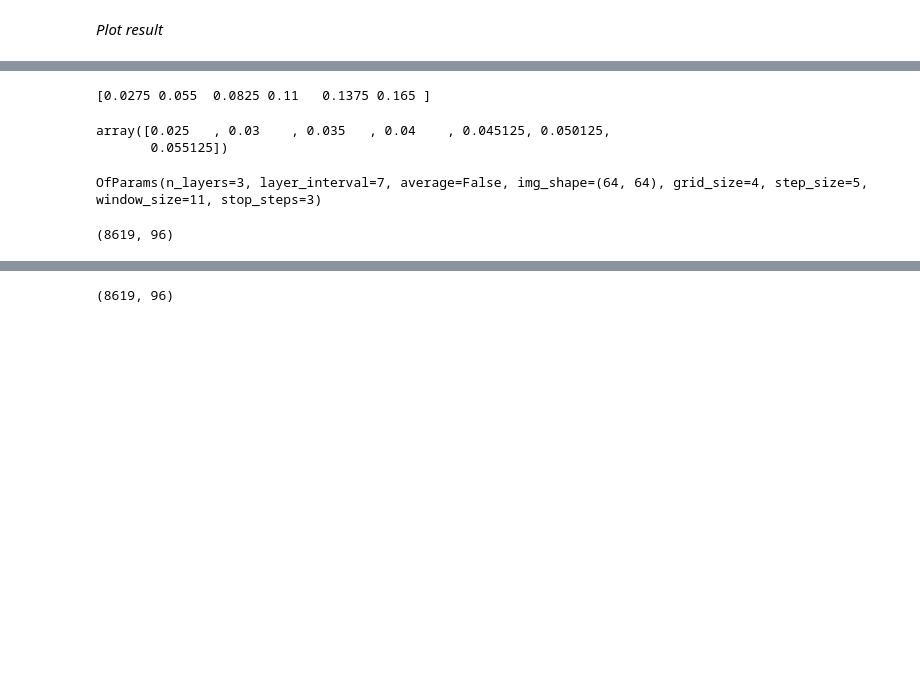
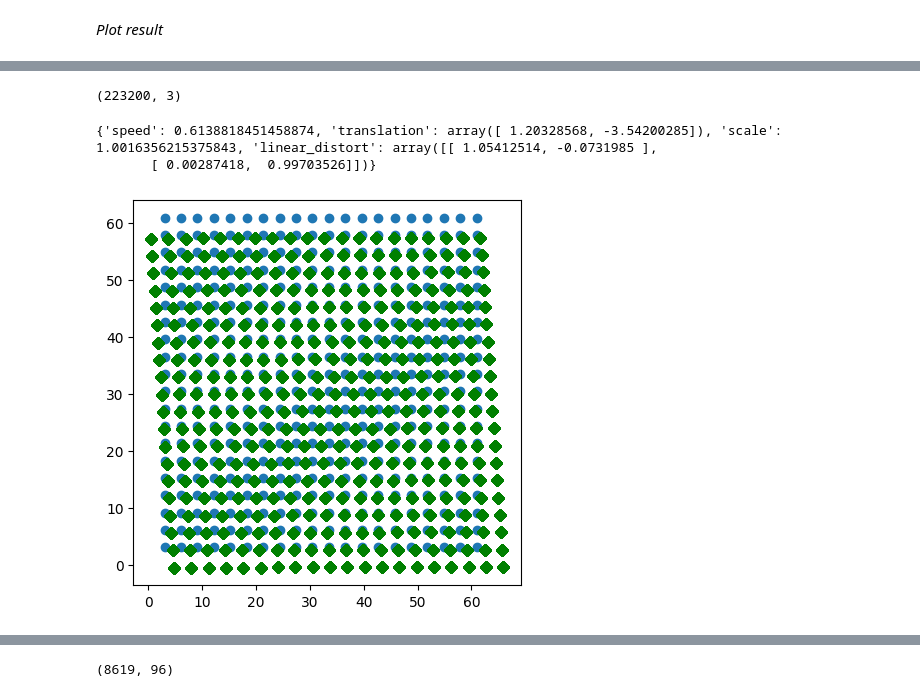
Before and after one commit to tpfffr/neon_blink_detection, a Jupyter notebook: notebooks/data_augmentation2.ipynb, the cells around one changed output, grey strips where cells are left out. Saved outputs shown, nothing was run; the diff lists cells and outputs as text; code cells hidden in the pictures; blank space fills up the shorter version.

```diff
--- a/notebooks/data_augmentation2.ipynb
+++ b/notebooks/data_augmentation2.ipynb
@@ -120,8 +210,0 @@ Text(0.5, 1.0, 'Original')
-# %%
-print(5.5*t[1:7])
-
-t[5:12]
-# %% [output]
-[0.0275 0.055  0.0825 0.11   0.1375 0.165 ]
-array([0.025   , 0.03    , 0.035   , 0.04    , 0.045125, 0.050125,
-       0.055125])
@@ -146,8 +210,0 @@ n_features = (
-# %%
-of_params
-# %% [output]
-OfParams(n_layers=3, layer_interval=7, average=False, img_shape=(64, 64), grid_size=4, step_size=5, window_size=11, stop_steps=3)
-# %%
-interp_left, interp_right = _create_interpolater(feature_array)
-# %% [output]
-(8619, 96)
@@ -153,0 +218,18 @@ interp_left, interp_right = _create_interpolater(feature_array)
+# %%
+txy_grid.shape
+# %% [output]
+(223200, 3)
+# %%
+
+
+t_trans = augm_params["speed"] * t
+
+fig = plt.figure(figsize=(5,5))
+plt.plot(p_grid[:,0], p_grid[:,1],'o')
+plt.plot(p_grid_trans[:,0], p_grid_trans[:,1],'gD')
+
+print(augm_params)
+# %% [output]
+{'speed': 0.6138818451458874, 'translation': array([ 1.20328568, -3.54200285]), 'scale': 1.0016356215375843, 'linear_distort': array([[ 1.05412514, -0.0731985 ],
+       [ 0.00287418,  0.99703526]])}
+[figure, added]
```
Also changed, not shown: parts of 16 cells of this notebook, 6 other files.
